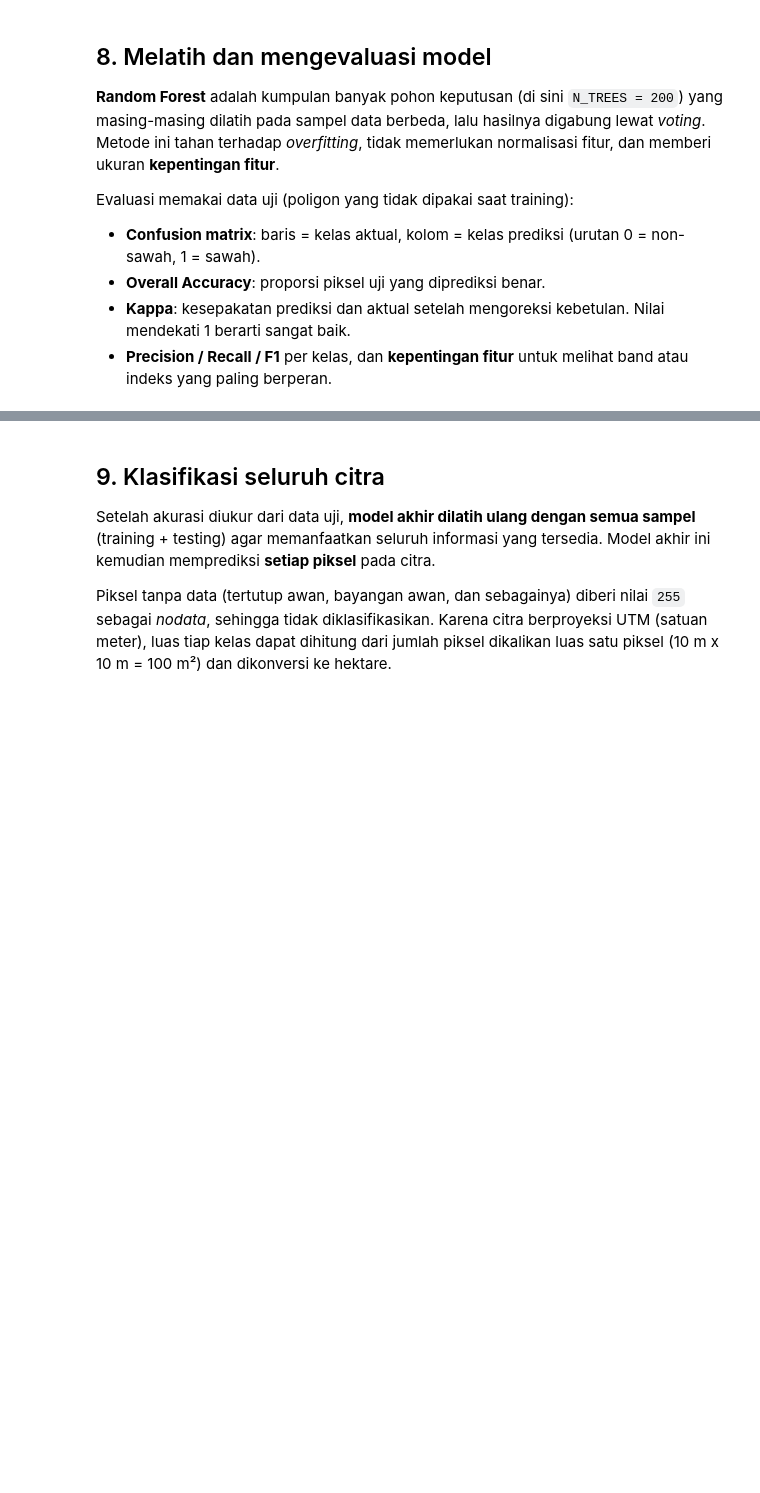
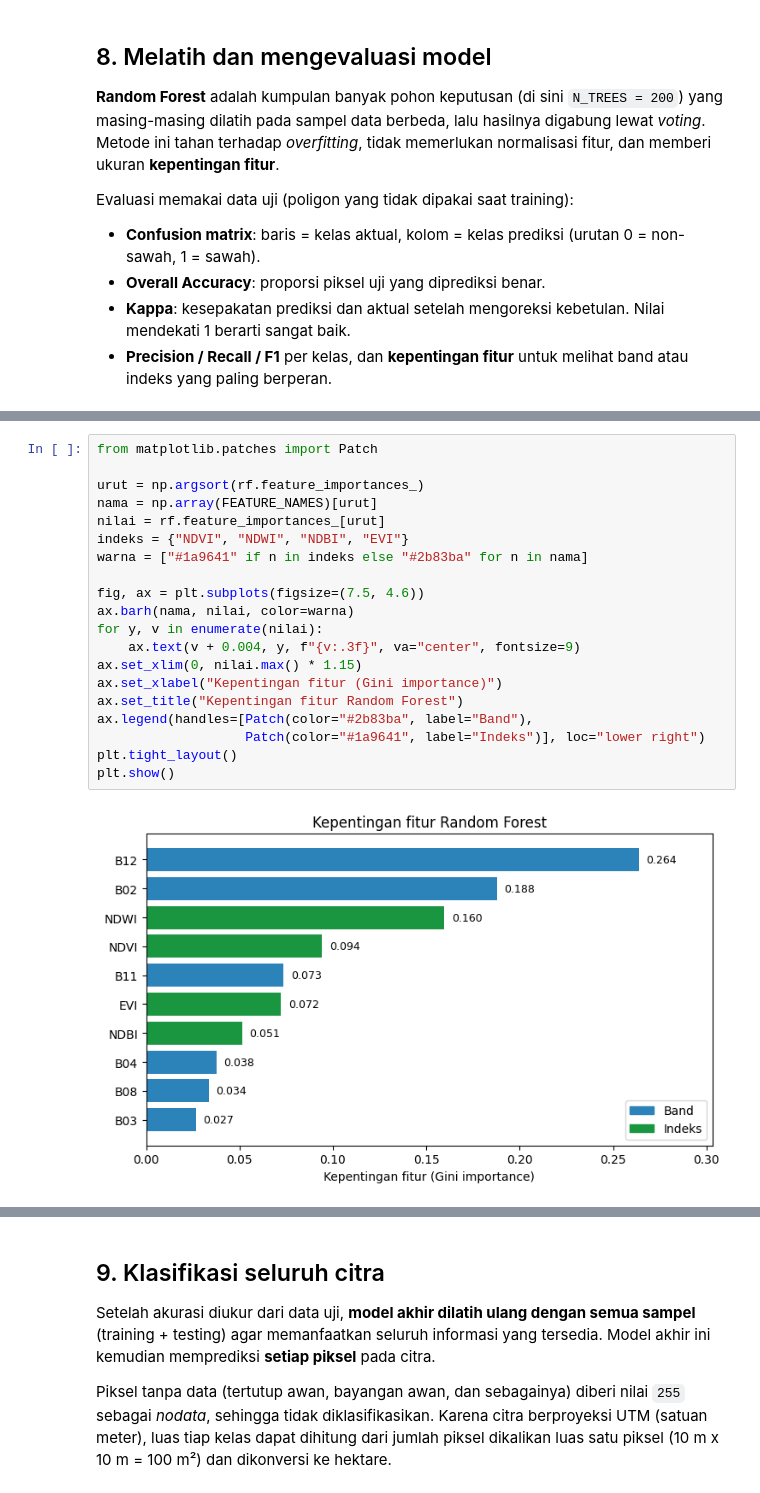
Before and after one commit to Okansyailendra/PSD, a Jupyter notebook: materi/klasifikasi_sawah/klasifikasi_sawah_sentinel2a.ipynb, the cells around one changed output, grey strips where cells are left out. Drawn from its saved outputs; the diff is of its cells as text; blank space fills up the shorter version.

```diff
--- a/materi/klasifikasi_sawah/klasifikasi_sawah_sentinel2a.ipynb
+++ b/materi/klasifikasi_sawah/klasifikasi_sawah_sentinel2a.ipynb
@@ -531,0 +735,22 @@ for n, v in sorted(zip(FEATURE_NAMES, rf.feature_importances_), key=lambda x: -x
+# %%
+from matplotlib.patches import Patch
+
+urut = np.argsort(rf.feature_importances_)
+nama = np.array(FEATURE_NAMES)[urut]
+nilai = rf.feature_importances_[urut]
+indeks = {"NDVI", "NDWI", "NDBI", "EVI"}
+warna = ["#1a9641" if n in indeks else "#2b83ba" for n in nama]
+
+fig, ax = plt.subplots(figsize=(7.5, 4.6))
+ax.barh(nama, nilai, color=warna)
+for y, v in enumerate(nilai):
+    ax.text(v + 0.004, y, f"{v:.3f}", va="center", fontsize=9)
+ax.set_xlim(0, nilai.max() * 1.15)
+ax.set_xlabel("Kepentingan fitur (Gini importance)")
+ax.set_title("Kepentingan fitur Random Forest")
+ax.legend(handles=[Patch(color="#2b83ba", label="Band"),
+                   Patch(color="#1a9641", label="Indeks")], loc="lower right")
+plt.tight_layout()
+plt.show()
+# %% [output]
+[figure, added]
```
Also changed, not shown: parts of 25 cells of this notebook, 15 other files.
